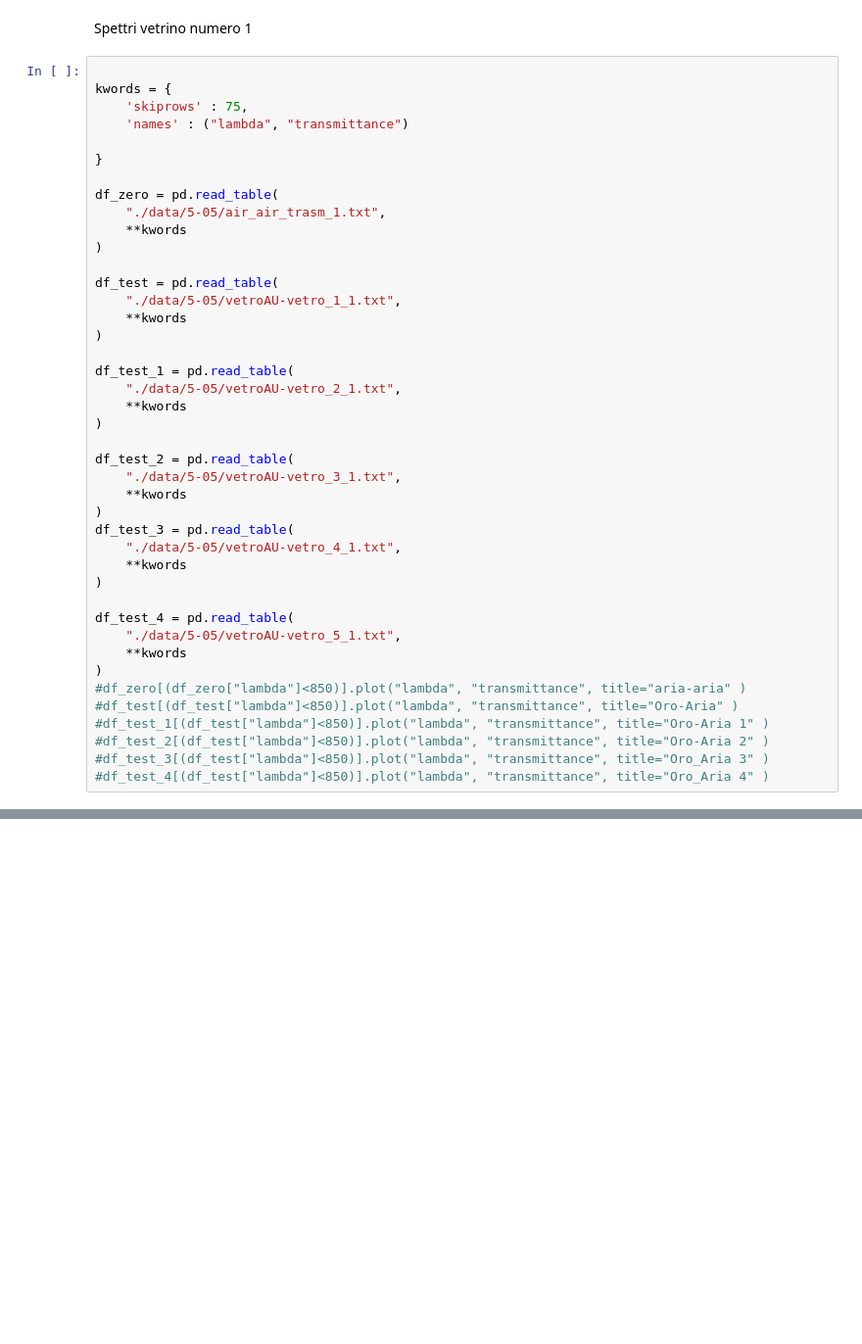
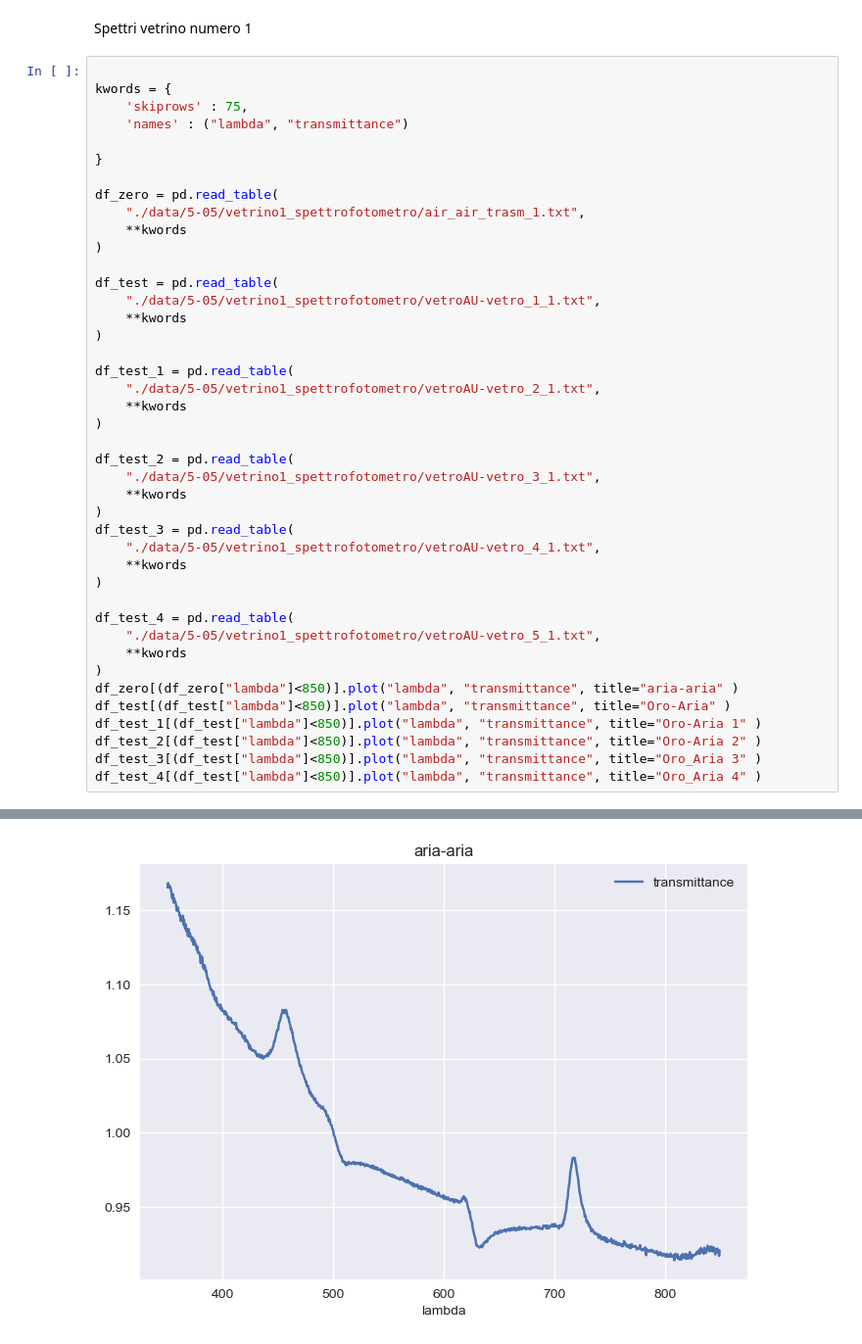
Before and after one commit to RandDouble/lab_mat, a Jupyter notebook: new_graph_21_04.ipynb, the cells around one changed output, grey strips where cells are left out. Shown at 98% size. Cells and saved outputs as stored; diff of their text form; blank space fills up the shorter version.

```diff
--- a/new_graph_21_04.ipynb
+++ b/new_graph_21_04.ipynb
@@ -70,36 +77,37 @@ kwords = {
 }
 
 df_zero = pd.read_table(
-    "./data/5-05/air_air_trasm_1.txt",
+    "./data/5-05/vetrino1_spettrofotometro/air_air_trasm_1.txt",
     **kwords
 )
 
 df_test = pd.read_table(
-    "./data/5-05/vetroAU-vetro_1_1.txt",
+    "./data/5-05/vetrino1_spettrofotometro/vetroAU-vetro_1_1.txt",
     **kwords
 )
 
 df_test_1 = pd.read_table(
-    "./data/5-05/vetroAU-vetro_2_1.txt",
+    "./data/5-05/vetrino1_spettrofotometro/vetroAU-vetro_2_1.txt",
     **kwords
 )
 
 df_test_2 = pd.read_table(
-    "./data/5-05/vetroAU-vetro_3_1.txt",
+    "./data/5-05/vetrino1_spettrofotometro/vetroAU-vetro_3_1.txt",
     **kwords
 )
 df_test_3 = pd.read_table(
-    "./data/5-05/vetroAU-vetro_4_1.txt",
+    "./data/5-05/vetrino1_spettrofotometro/vetroAU-vetro_4_1.txt",
     **kwords
 )
 
 df_test_4 = pd.read_table(
-    "./data/5-05/vetroAU-vetro_5_1.txt",
+    "./data/5-05/vetrino1_spettrofotometro/vetroAU-vetro_5_1.txt",
     **kwords
 )
-#df_zero[(df_zero["lambda"]<850)].plot("lambda", "transmittance", title="aria-aria" )
-#df_test[(df_test["lambda"]<850)].plot("lambda", "transmittance", title="Oro-Aria" )
-#df_test_1[(df_test["lambda"]<850)].plot("lambda", "transmittance", title="Oro-Aria 1" )
-#df_test_2[(df_test["lambda"]<850)].plot("lambda", "transmittance", title="Oro-Aria 2" )
-#df_test_3[(df_test["lambda"]<850)].plot("lambda", "transmittance", title="Oro_Aria 3" )
-#df_test_4[(df_test["lambda"]<850)].plot("lambda", "transmittance", title="Oro_Aria 4" )
+df_zero[(df_zero["lambda"]<850)].plot("lambda", "transmittance", title="aria-aria" )
+df_test[(df_test["lambda"]<850)].plot("lambda", "transmittance", title="Oro-Aria" )
+df_test_1[(df_test["lambda"]<850)].plot("lambda", "transmittance", title="Oro-Aria 1" )
+df_test_2[(df_test["lambda"]<850)].plot("lambda", "transmittance", title="Oro-Aria 2" )
+df_test_3[(df_test["lambda"]<850)].plot("lambda", "transmittance", title="Oro_Aria 3" )
+df_test_4[(df_test["lambda"]<850)].plot("lambda", "transmittance", title="Oro_Aria 4" )
+# %% [output]
@@ -105,0 +115 @@ df_test_4 = pd.read_table(
+[figure, added]
```
Also changed, not shown: parts of 7 cells of this notebook, 33 other files.
